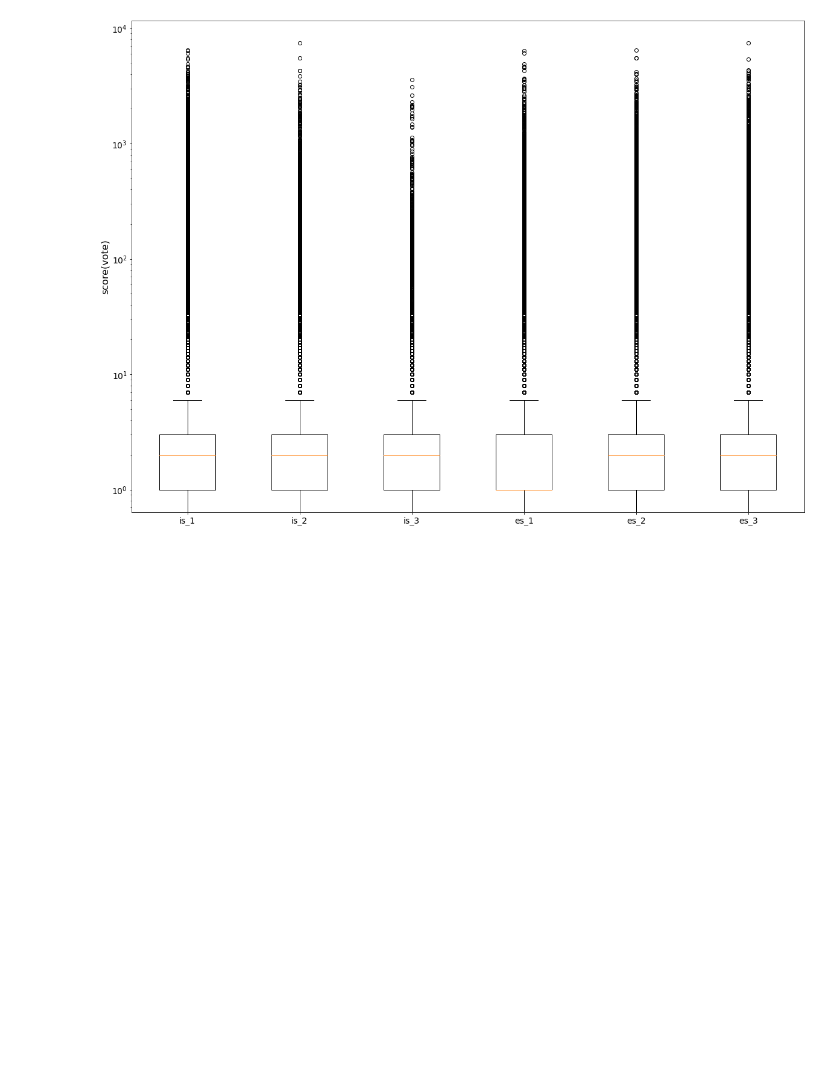
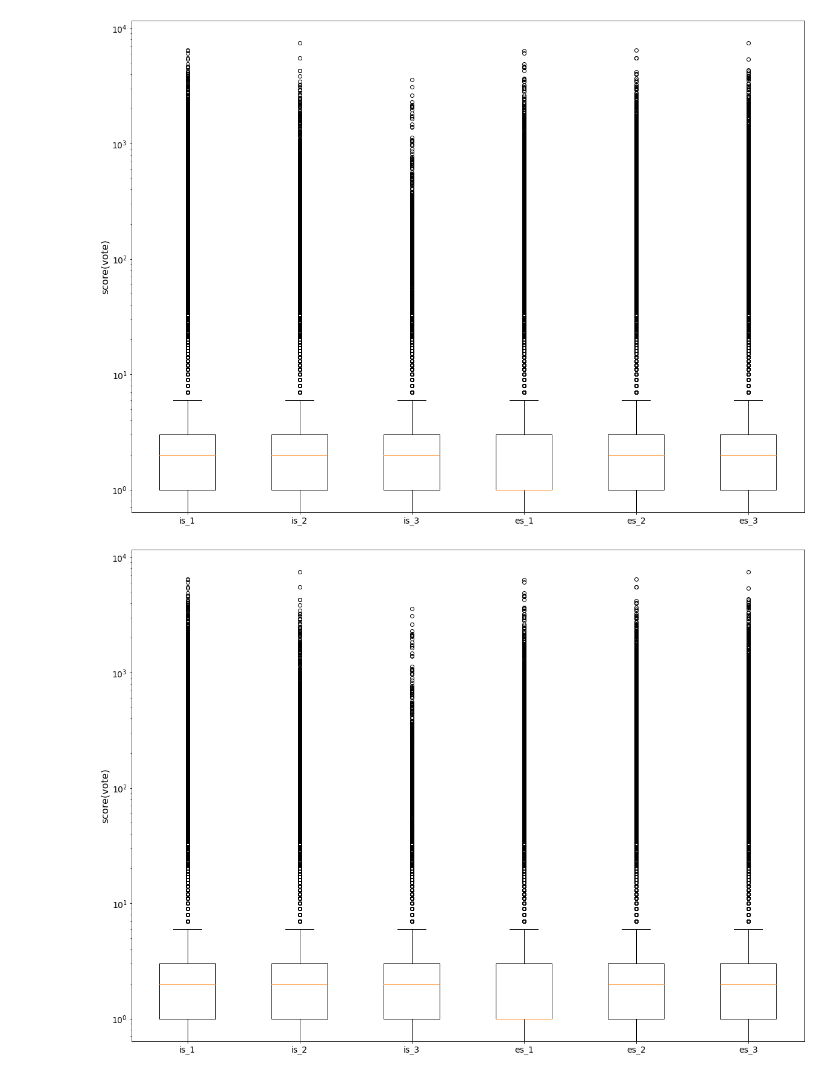
Before and after one commit to tr0up2r/plotting-and-graph-analysis, a Jupyter notebook: boxplot.ipynb, the cells around one changed output. Drawn from its saved outputs; the diff is of its cells as text; code cells hidden in the pictures; blank space fills up the shorter version.

Commit message:
모든 moderator 제거 후 plot, graph 분석 재시행.

```diff
--- a/boxplot.ipynb
+++ b/boxplot.ipynb
@@ -87,3 +87,36 @@ for i in range(6):
 draw_boxplot(result_list2, "Boxplot Support Score - Vote (without all blank, moderators, bots)")
 # %% [output]
 [figure]
+# %%
+connection = cn.make_connection('connection.csv')
+
+cursors3 = []
+sqls3 = []
+results3 = []
+result_list3 = []
+for i in range(6):
+    cursors3.append(connection.cursor(pymysql.cursors.DictCursor))
+
+where = "author not in ('greatyellowshark', 'gurneyhallack', 'aristapop', 'Pi25', 'SeriousSamStone', 'Umbresp', 'CUTIEJUDY', 'Imissmemom', 'aagee', 'noonches', 'Vientodecara', 'Jolojil', 'sciential84', 'AmazonPriceBot', 'AmputatorBot', 'AntiObnoxiousBot', 'ClickableLinkBot', 'converter-bot', 'CoolDownBot', 'FakespotAnalysisBot', 'HappyCakeBot', 'hotlinehelpbot', 'lerobinbot', 'LimbRetrieval-Bot', 'LinkifyBot', 'NoGoogleAMPBot', 'oofed-bot', 'PORTMANTEAU-BOT', 'Reddit-Book-Bot', 'remindditbot', 'RemindMeBot', 'RepostSleuthBot', 'RossGellerBot', 'sneakpeekbot', 'the_timezone_bot', 'timee_bot', 'tiny_smile_bot', 'TitleLinkHelperBot', 'wikipedia_answer_bot', ' wikipedia_text_bot', 'WikiTextBot', 'YoMommaJokeBot', '', 'AutoModerator', 'gurneyhallack', 'remyschnitzel', 'analemmaro', 'spud_simon_salem', 'one_moody_girl', 'VivaSisyphus', 'apparentlycompetent', 'zooline', 'yellowmix', 'TheYellowRose', 'Svataben', 'SQLwitch', 'circinia', 'sofar1776', 'Takei_Me');"
+
+sqls3.append("select score from comments where is_score = 1 and " + where)
+sqls3.append("select score from comments where is_score = 2 and " + where)
+sqls3.append("select score from comments where is_score = 3 and " + where)
+sqls3.append("select score from comments where es_score = 1 and " + where)
+sqls3.append("select score from comments where es_score = 2 and " + where)
+sqls3.append("select score from comments where es_score = 3 and " + where)
+
+for i in range(6):
+    cursors3[i].execute(sqls3[i])
+    # result가 dict 형태로 return.
+    results3.append(cursors3[i].fetchall())
+
+connection.close()
+
+for i in range(6):
+    results3[i] = pd.DataFrame(results3[i])
+    result_list3.append(list(np.array(results3[i]['score'].tolist())))
+# %%
+draw_boxplot(result_list3, "Boxplot Support Score - Vote (without ALL Moderators, Bots)")
+# %% [output]
+[figure, added]
```
Also changed, not shown: 2 other files.
